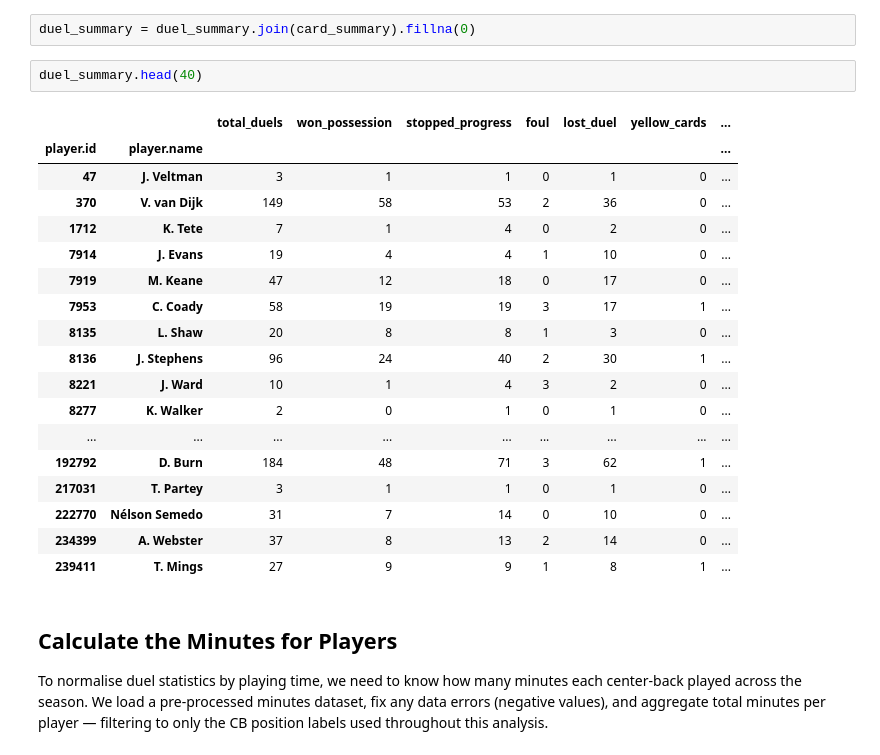
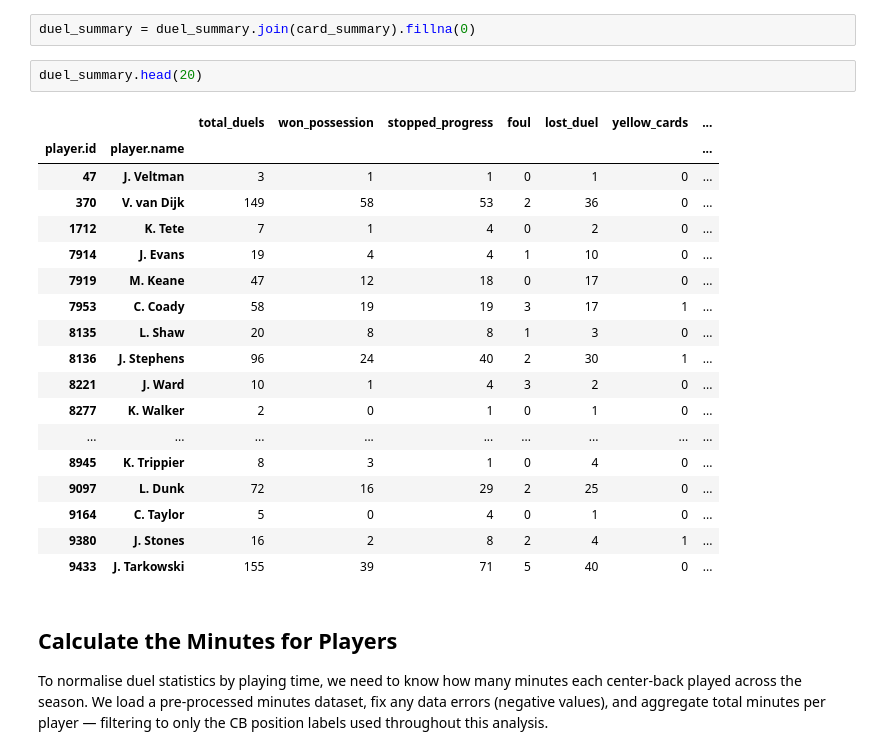
Before and after one commit to Giorgis3/Twelve-GPT-Educational-Giorgis, a Jupyter notebook: nbs/qualities.ipynb, the cells around one changed output. Cells and saved outputs as stored; diff of their text form.

```diff
--- a/nbs/qualities.ipynb
+++ b/nbs/qualities.ipynb
@@ -692,26 +708,26 @@ card_summary.loc[297957]
 # %%
 duel_summary = duel_summary.join(card_summary).fillna(0)
 # %%
-duel_summary.head(40)
+duel_summary.head(20)
 # %% [output]
 |  |  | total_duels | won_possession | stopped_progress | foul | lost_duel | yellow_cards | ... |
 | player.id | player.name |  |  |  |  |  |  | ... |
 | 47 | J. Veltman | 3 | 1 | 1 | 0 | 1 | 0 | ... |
 | 370 | V. van Dijk | 149 | 58 | 53 | 2 | 36 | 0 | ... |
 | 1712 | K. Tete | 7 | 1 | 4 | 0 | 2 | 0 | ... |
 | 7914 | J. Evans | 19 | 4 | 4 | 1 | 10 | 0 | ... |
 | 7919 | M. Keane | 47 | 12 | 18 | 0 | 17 | 0 | ... |
 | 7953 | C. Coady | 58 | 19 | 19 | 3 | 17 | 1 | ... |
 | 8135 | L. Shaw | 20 | 8 | 8 | 1 | 3 | 0 | ... |
 | 8136 | J. Stephens | 96 | 24 | 40 | 2 | 30 | 1 | ... |
 | 8221 | J. Ward | 10 | 1 | 4 | 3 | 2 | 0 | ... |
 | 8277 | K. Walker | 2 | 0 | 1 | 0 | 1 | 0 | ... |
 | ... | ... | ... | ... | ... | ... | ... | ... | ... |
-| 192792 | D. Burn | 184 | 48 | 71 | 3 | 62 | 1 | ... |
-| 217031 | T. Partey | 3 | 1 | 1 | 0 | 1 | 0 | ... |
-| 222770 | Nélson Semedo | 31 | 7 | 14 | 0 | 10 | 0 | ... |
-| 234399 | A. Webster | 37 | 8 | 13 | 2 | 14 | 0 | ... |
-| 239411 | T. Mings | 27 | 9 | 9 | 1 | 8 | 1 | ... |
+| 8945 | K. Trippier | 8 | 3 | 1 | 0 | 4 | 0 | ... |
+| 9097 | L. Dunk | 72 | 16 | 29 | 2 | 25 | 0 | ... |
+| 9164 | C. Taylor | 5 | 0 | 4 | 0 | 1 | 0 | ... |
+| 9380 | J. Stones | 16 | 2 | 8 | 2 | 4 | 1 | ... |
+| 9433 | J. Tarkowski | 155 | 39 | 71 | 5 | 40 | 0 | ... |
 # %% [markdown]
 ## Calculate the Minutes for Players
 
```
Also changed, not shown: parts of 63 cells of this notebook.
